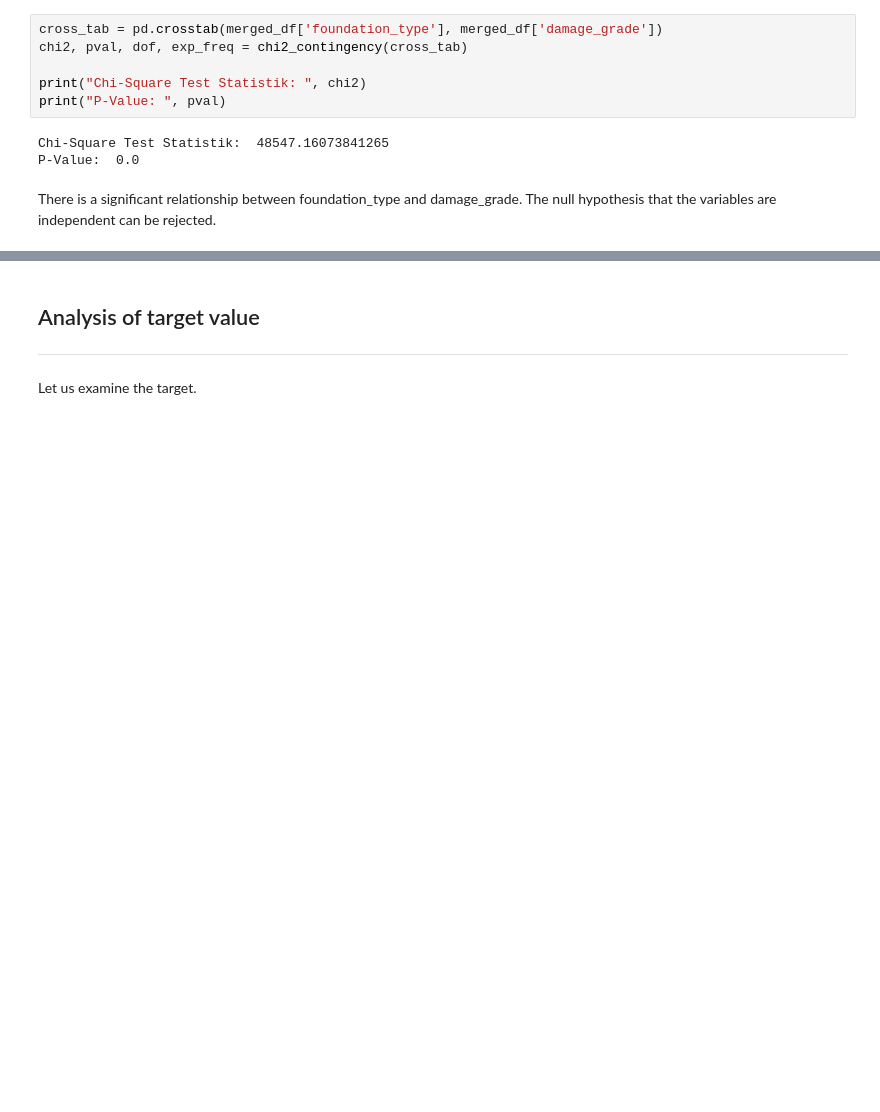
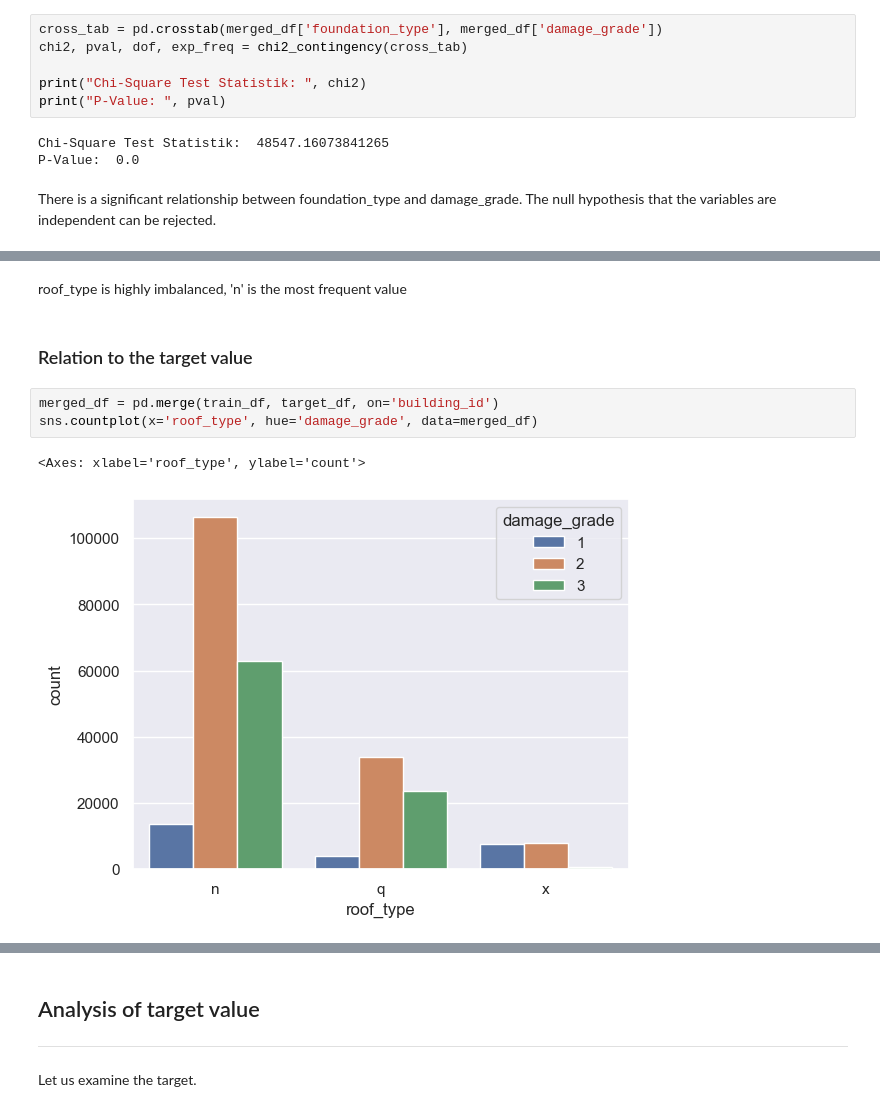
Before and after one commit to Sidies/-2015_Gorkha_earthquake_damage_prediction, a Jupyter notebook: notebooks/Exploration.ipynb, the cells around one changed output, grey strips where cells are left out. Drawn from its saved outputs; the diff is of its cells as text; blank space fills up the shorter version.

```diff
--- a/notebooks/Exploration.ipynb
+++ b/notebooks/Exploration.ipynb
@@ -474,0 +492,10 @@ There is a significant relationship between foundation_type and damage_grade. Th
+# %% [markdown]
+roof_type is highly imbalanced, 'n' is the most frequent value
+# %% [markdown]
+### Relation to the target value
+# %%
+merged_df = pd.merge(train_df, target_df, on='building_id')
+sns.countplot(x='roof_type', hue='damage_grade', data=merged_df)
+# %% [output]
+<Axes: xlabel='roof_type', ylabel='count'>
+[figure, added]
```
Also changed, not shown: parts of 5 cells of this notebook.
